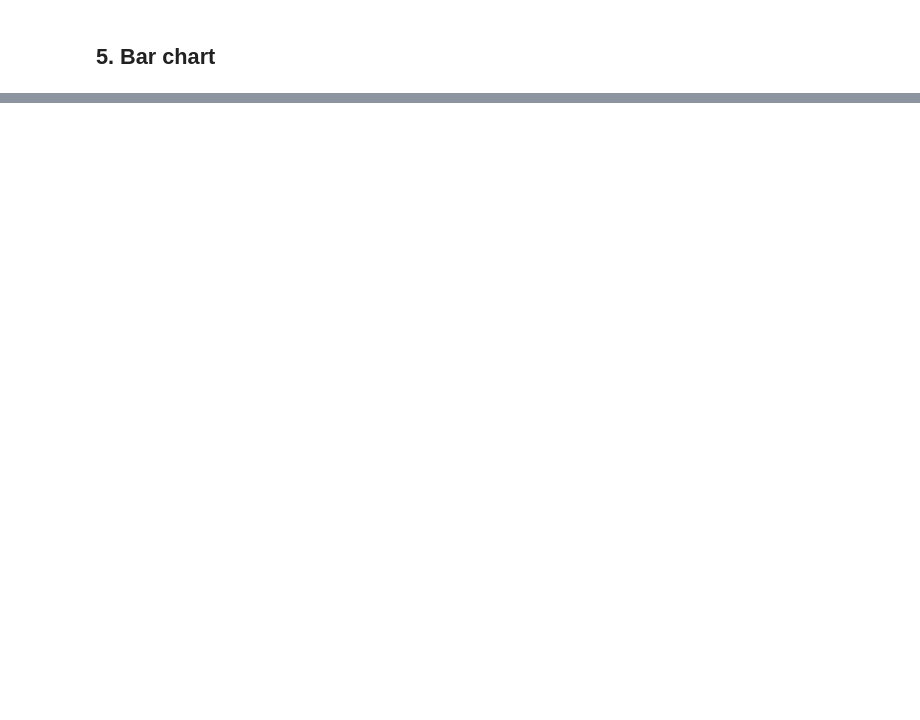
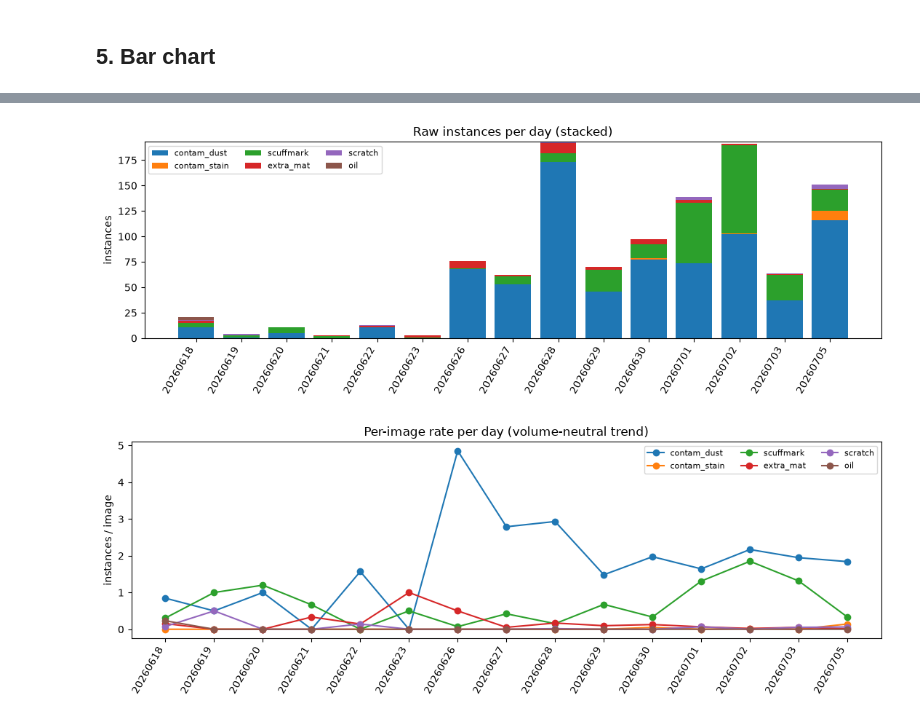
Before and after one commit to northlnwza/WD_Internship, a Jupyter notebook: Analysis/count_classes.ipynb, the cells around one changed output, grey strips where cells are left out. Cells and saved outputs as stored; diff of their text form; code cells hidden in the pictures; blank space fills up the shorter version.

```diff
--- a/Analysis/count_classes.ipynb
+++ b/Analysis/count_classes.ipynb
@@ -94,0 +180,15 @@ print('saved:', out_png)
+# %%
+ids  = sorted(set(id2name) | {c for dc in day_class.values() for c in dc})
+cols = [id2name.get(c, f'UNKNOWN_{c}') for c in ids]
+
+rows = []
+for d in days:
+    dc = day_class[d]
+    row = {'day': d, 'images': day_imgs[d]}
+    for cid, name in zip(ids, cols):
+        row[name] = dc.get(cid, 0)
+    row['total'] = sum(dc.values())
+    rows.append(row)
+
+day_df = pd.DataFrame(rows).set_index('day')
+day_df
@@ -94,0 +217,29 @@ print('saved:', out_png)
+# %%
+import matplotlib.pyplot as plt
+
+x = np.arange(len(days))
+
+# --- raw instances per day (stacked) ---
+fig_raw, ax = plt.subplots(figsize=(11, 4))
+bottom = np.zeros(len(days))
+for name in cols:
+    vals = day_df[name].values
+    ax.bar(x, vals, bottom=bottom, label=name)
+    bottom += vals
+ax.set_xticks(x); ax.set_xticklabels(days, rotation=60, ha='right')
+ax.set_ylabel('instances'); ax.set_title('Raw instances per day (stacked)')
+ax.legend(fontsize=8, ncol=3)
+plt.tight_layout(); plt.show()
+
+# --- per-image rate per day (line) ---
+fig_rate, ax = plt.subplots(figsize=(11, 4))
+for name in cols:
+    rate = day_df[name].values / day_df['images'].values
+    ax.plot(x, rate, marker='o', label=name)
+ax.set_xticks(x); ax.set_xticklabels(days, rotation=60, ha='right')
+ax.set_ylabel('instances / image'); ax.set_title('Per-image rate per day (volume-neutral trend)')
+ax.legend(fontsize=8, ncol=3)
+plt.tight_layout(); plt.show()
+# %% [output]
+[figure, added]
+[figure, added]
```
Also changed, not shown: parts of 20 cells of this notebook, 1 other file.
